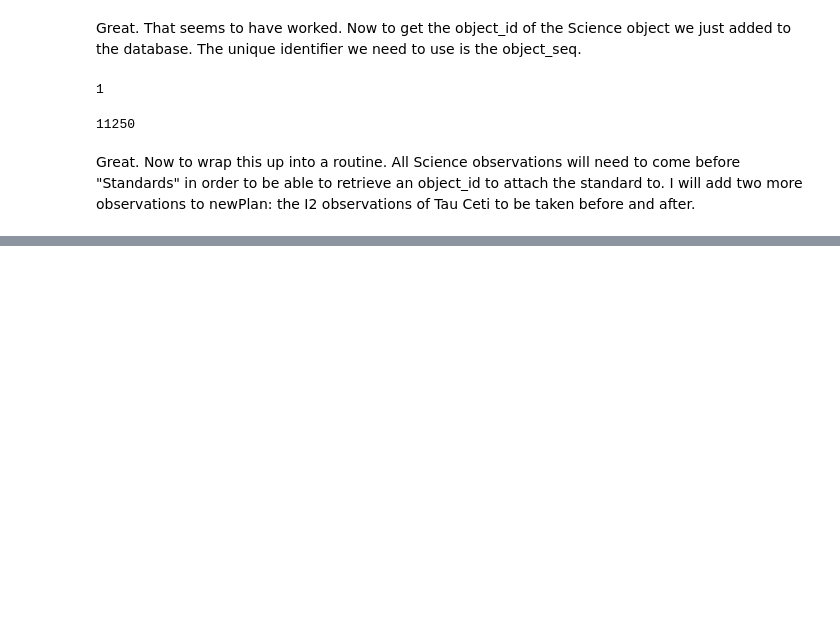
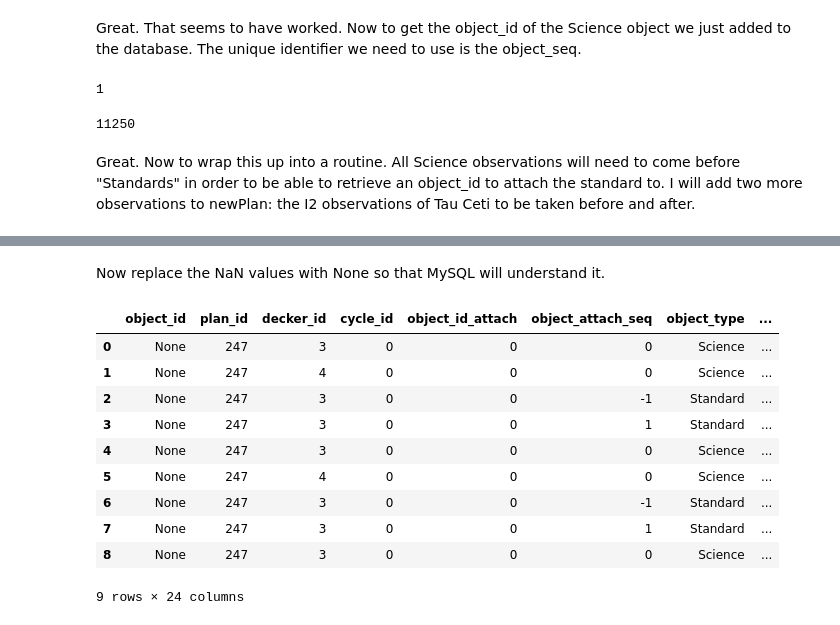
Before and after one commit to mattgiguere/chironObs, a Jupyter notebook: addChironObservations.ipynb, the cells around one changed output, grey strips where cells are left out. Drawn from its saved outputs; the diff is of its cells as text; code cells hidden in the pictures; blank space fills up the shorter version.

```diff
--- a/addChironObservations.ipynb
+++ b/addChironObservations.ipynb
@@ -238,0 +253,18 @@ obs22049 = 'NULL',
+# %% [markdown]
+Now replace the NaN values with None so that MySQL will understand it.
+# %%
+newPlan = newPlan.where((pd.notnull(newPlan)), None)
+# %%
+newPlan
+# %% [output]
+|  | object_id | plan_id | decker_id | cycle_id | object_id_attach | object_attach_seq | object_type | ... |
+| 0 | None | 247 | 3 | 0 | 0 | 0 | Science | ... |
+| 1 | None | 247 | 4 | 0 | 0 | 0 | Science | ... |
+| 2 | None | 247 | 3 | 0 | 0 | -1 | Standard | ... |
+| 3 | None | 247 | 3 | 0 | 0 | 1 | Standard | ... |
+| 4 | None | 247 | 3 | 0 | 0 | 0 | Science | ... |
+| 5 | None | 247 | 4 | 0 | 0 | 0 | Science | ... |
+| 6 | None | 247 | 3 | 0 | 0 | -1 | Standard | ... |
+| 7 | None | 247 | 3 | 0 | 0 | 1 | Standard | ... |
+| 8 | None | 247 | 3 | 0 | 0 | 0 | Science | ... |
+9 rows × 24 columns
```
Also changed, not shown: parts of 17 cells of this notebook.
